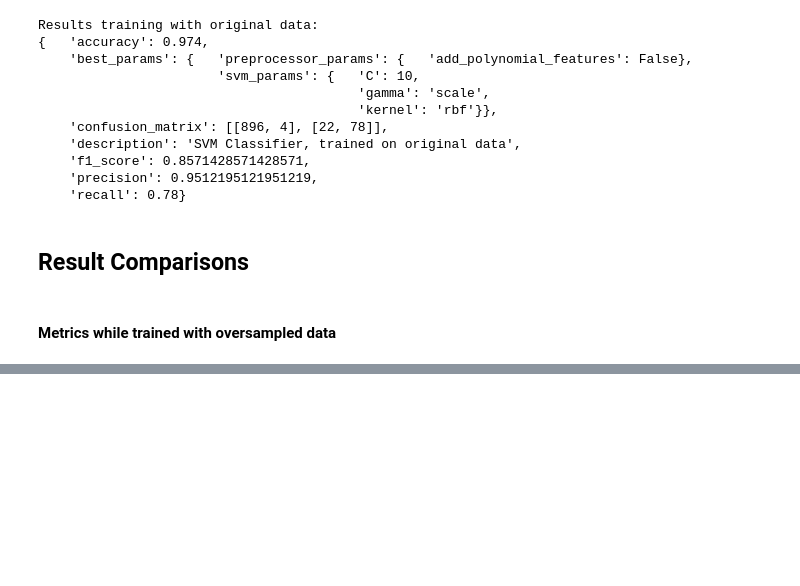
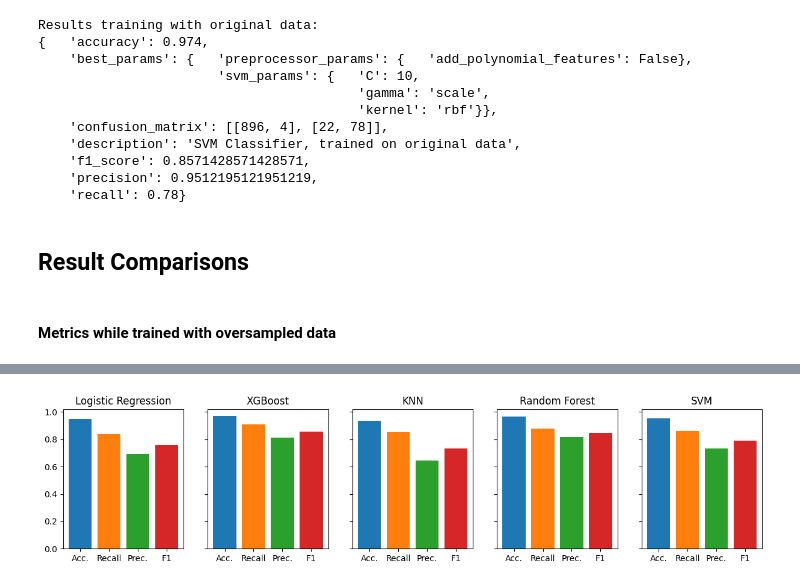
Before and after one commit to humbertoyusta/bank-loan-m4, a Jupyter notebook: BankLoanM4.ipynb, the cells around one changed output, grey strips where cells are left out. Saved outputs shown, nothing was run; the diff lists cells and outputs as text; code cells hidden in the pictures; blank space fills up the shorter version.

Commit message:
feat/adding-metrics-comparison-between-models

```diff
--- a/BankLoanM4.ipynb
+++ b/BankLoanM4.ipynb
@@ -710,7 +710,7 @@ Writing classifiers/svm_classifier.py
 train_df = pd.read_csv('data/train.csv')
 test_df = pd.read_csv('data/test.csv')
 
-oversampled_train_df = pd.read_csv('data/train_oversampled.csv')
+oversampled_train_df = pd.read_csv('data/train_reduced.csv')
 reduced_train_df = pd.read_csv('data/train_reduced.csv')
 
 columns_to_drop = ['ZIP Code', 'Has Mortgage', 'Personal Loan']
@@ -1637,0 +1577,45 @@ plt.show()
+# %%
+warnings.filterwarnings("ignore", category=UserWarning)
+
+models = [
+    {
+        'name': 'Logistic Regression',
+        'yaml_file': 'experiments/results/exp_1_logistic_regression_oversampled.yaml'
+    },
+    {
+        'name': 'XGBoost',
+        'yaml_file': 'experiments/results/exp_4_xgboost_oversampled.yaml'
+    },
+    {
+        'name': 'KNN',
+        'yaml_file': 'experiments/results/exp_7_knn_oversampled.yaml'
+    },
+    {
+        'name': 'Random Forest',
+        'yaml_file': 'experiments/results/exp_10_random_forest_oversampled.yaml'
+    },
+    {
+        'name': 'SVM',
+        'yaml_file': 'experiments/results/exp_13_svm_oversampled.yaml'
+    },
+]
+
+for model in models:
+    with open(model.get('yaml_file'), 'r') as file:
+        result = yaml.safe_load(file)
+        model['accuracy'] = result['accuracy']
+        model['recall'] = result['recall']
+        model['precision'] = result['precision']
+        model['f1_score'] = result['f1_score']
+
+fig, axs = plt.subplots(1, 5, figsize=(15, 3), sharey=True)
+
+for i, model in enumerate(models):
+    axs[i].bar(['Acc.', 'Recall', 'Prec.', 'F1'],
+               [model['accuracy'], model['recall'], model['precision'], model['f1_score']],
+               color=['#1f77b4', '#ff7f0e', '#2ca02c', '#d62728'])
+    axs[i].set_title(model['name'])
+
+plt.show()
+# %% [output]
+[figure, added]
```
Also changed, not shown: parts of 4 cells of this notebook.
